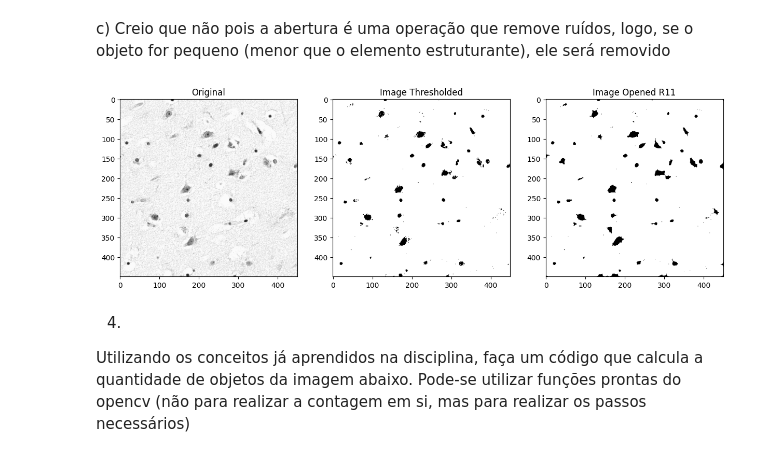
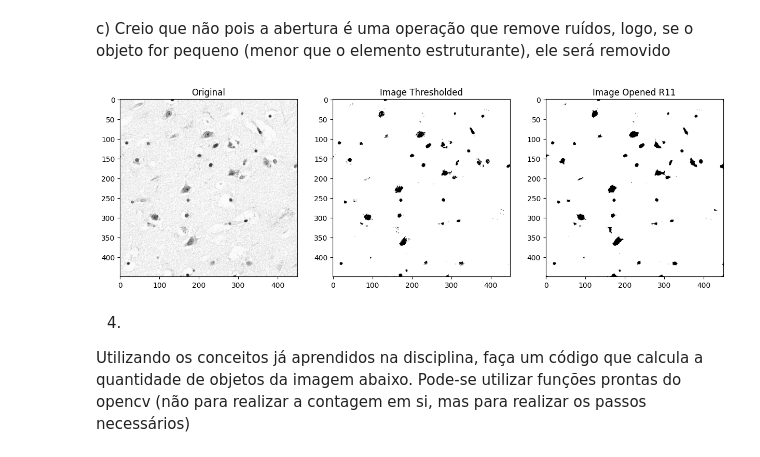
Before and after one commit to gabrielmsantos/pgc111-labs-2023, a Jupyter notebook: Lab07 - Mathematical Morphology/lab07.ipynb, the cells around one changed output. Saved outputs shown, nothing was run; the diff lists cells and outputs as text; code cells hidden in the pictures.

```diff
--- a/Lab07 - Mathematical Morphology/lab07.ipynb
+++ b/Lab07 - Mathematical Morphology/lab07.ipynb
@@ -367,20 +260,20 @@ c) Creio que não pois a abertura é uma operação que remove ruídos, logo, se
 # %%
 img3 = cv2.imread("cel4.png", cv2.IMREAD_GRAYSCALE)
 # Com o threshold de 210 fica com muito ruído, logo, o threshold aplicado para melhor desempenho foi o de 180
-img3_thresholded = threshold_image(img3.copy(), 180)
+img3_thresholded = threshold_image(img3.copy(), 170)
 
 # get circle image with radius 11 x 11: Aqui considerei a imagem toda com 11 pixels w e 11 pixels h, logo, o raio é 5
 se_circle = get_circle_image(5)
 # get circle center
 circle_center = (se_circle.shape[0] // 2, se_circle.shape[1] // 2)
 img_result_v1 = opening(img3_thresholded, se_circle, circle_center) * 255
 
 # Printing
 images = np.array([[img3, img3_thresholded, img_result_v1]])
 labels = np.array([['Original', 'Image Thresholded', 'Image Opened R11']])
 print_images(labels, images, _figsize=(15, 15))
 # %% [output]
-[figure, old version]
+[figure, new version]
 # %% [markdown]
 4)
 Utilizando os conceitos já aprendidos na disciplina, faça um código que calcula a quantidade de objetos da imagem abaixo. Pode-se utilizar funções prontas do opencv (não para realizar a contagem em si, mas para realizar os passos necessários)
```
Also changed, not shown: parts of 2 cells of this notebook.
